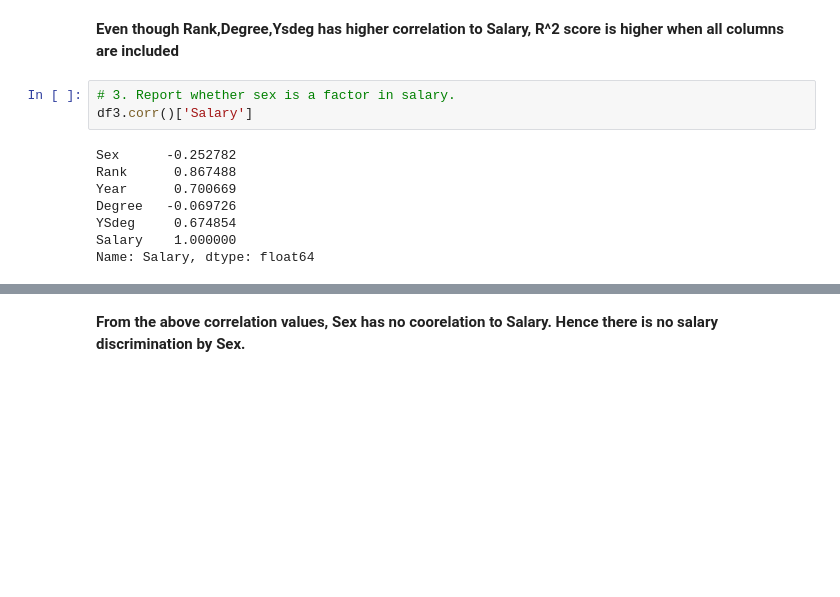
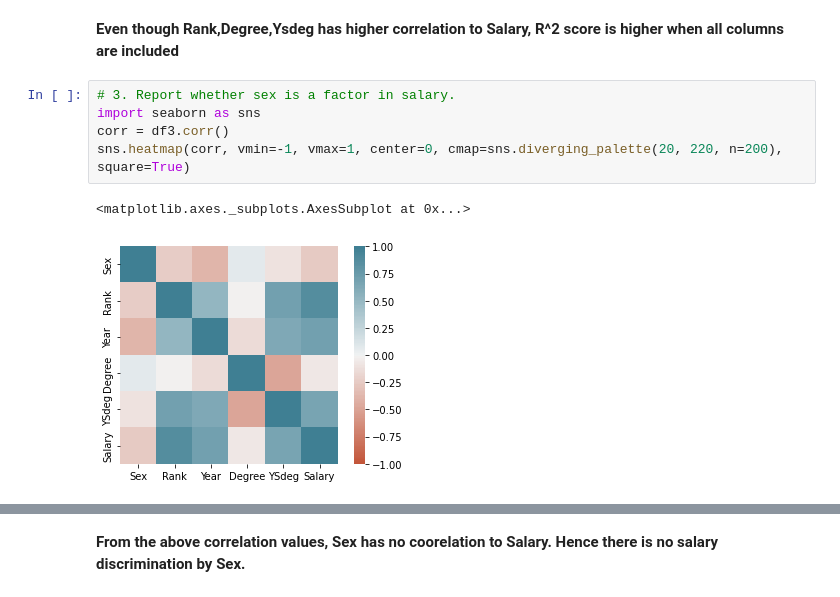
Before and after one commit to Dhayanshariff/Task-6_Assignment-4-5-6-7-8, a Jupyter notebook: Assignment 5, 6 & 7/Task_6_Assignment5_6_7.ipynb, the cells around one changed output, grey strips where cells are left out. Drawn from its saved outputs; the diff is of its cells as text; blank space fills up the shorter version.

```diff
--- a/Assignment 5, 6 & 7/Task_6_Assignment5_6_7.ipynb
+++ b/Assignment 5, 6 & 7/Task_6_Assignment5_6_7.ipynb
@@ -259,12 +259,9 @@ reg_model_3.score(x,y)
 **Even though Rank,Degree,Ysdeg has higher correlation to Salary, R^2 score is higher when all columns are included**
 # %%
 # 3. Report whether sex is a factor in salary.
-df3.corr()['Salary']
+import seaborn as sns
+corr = df3.corr()
+sns.heatmap(corr, vmin=-1, vmax=1, center=0, cmap=sns.diverging_palette(20, 220, n=200), square=True)
 # %% [output]
-Sex      -0.252782
-Rank      0.867488
-Year      0.700669
-Degree   -0.069726
-YSdeg     0.674854
-Salary    1.000000
-Name: Salary, dtype: float64
+<matplotlib.axes._subplots.AxesSubplot at 0x...>
+[figure, added]
```
Also changed, not shown: parts of 1 cell of this notebook.
